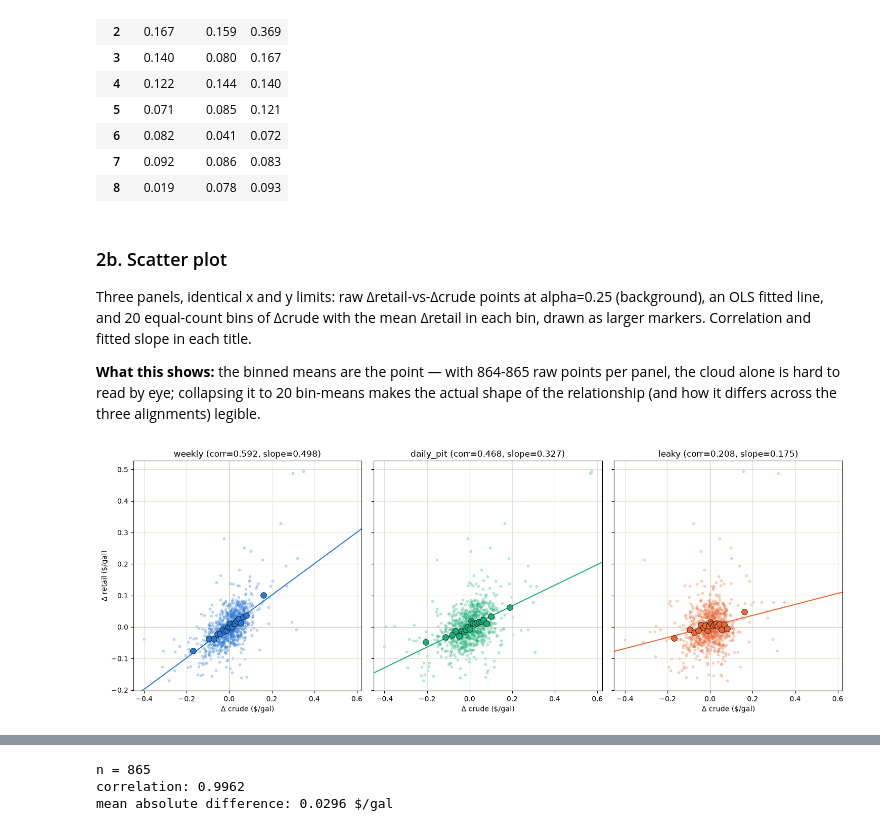
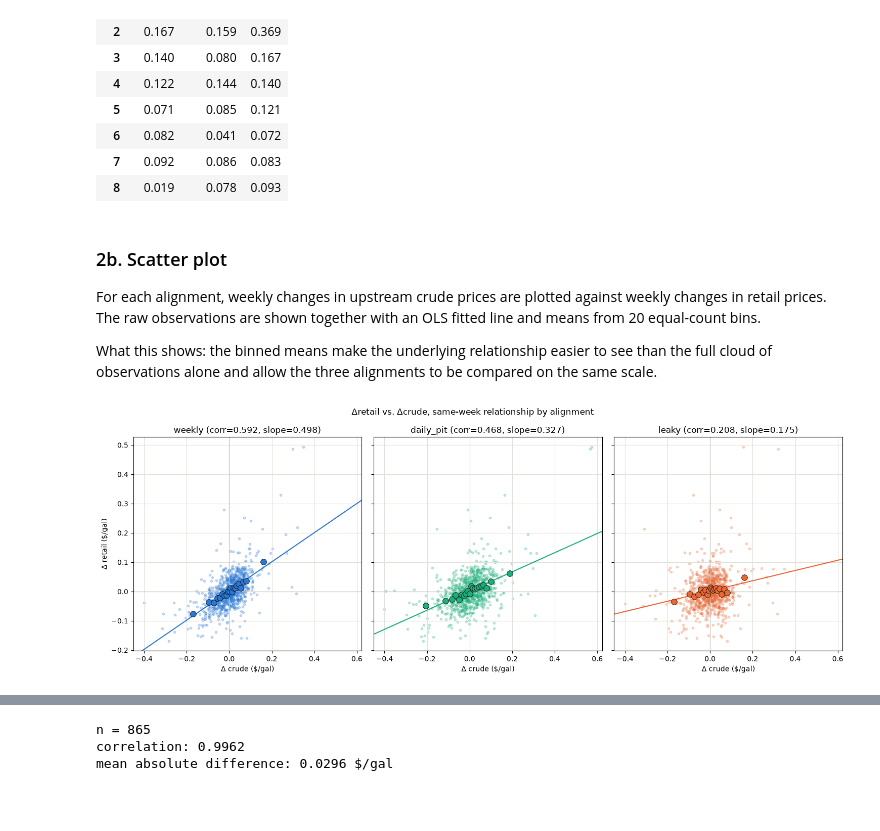
Before and after one commit to ElKuksi/gasoline-rockets-and-feathers, a Jupyter notebook: notebooks/03_point_in_time.ipynb, the cells around one changed output, grey strips where cells are left out. Saved outputs shown, nothing was run; the diff lists cells and outputs as text; code cells hidden in the pictures; blank space fills up the shorter version.

Commit message:
General cleanup and revisions across notebooks

```diff
--- a/notebooks/03_point_in_time.ipynb
+++ b/notebooks/03_point_in_time.ipynb
@@ -159,6 +171,7 @@ ax.set_ylim(top=lag_table.values.max() + 0.15)
 ax.grid(True, color="#e1e0d9")
 ax.axhline(0, color="#c3c2b7", linewidth=0.8)
 ax.legend(frameon=False)
+ax.set_title("Lag profile under three retail-crude alignments", loc="center")
 plt.tight_layout()
 plt.show()
 # %% [output]
@@ -179,9 +192,12 @@ lag_table.round(3)
 | 8 | 0.019 | 0.078 | 0.093 |
 # %% [markdown]
 ### 2b. Scatter plot
-Three panels, identical x and y limits: raw Δretail-vs-Δcrude points at alpha=0.25 (background), an OLS fitted line, and 20 equal-count bins of Δcrude with the mean Δretail in each bin, drawn as larger markers. Correlation and fitted slope in each title.
+For each alignment, weekly changes in upstream crude prices are plotted against weekly changes in
+retail prices. The raw observations are shown together with an OLS fitted line and means from 20
+equal-count bins.
 
-**What this shows:** the binned means are the point — with 864-865 raw points per panel, the cloud alone is hard to read by eye; collapsing it to 20 bin-means makes the actual shape of the relationship (and how it differs across the three alignments) legible.
+What this shows: the binned means make the underlying relationship easier to see than the full
+cloud of observations alone and allow the three alignments to be compared on the same scale.
 # %%
 N_BINS = 20
 
@@ -207,32 +223,33 @@ shared_ylim = (all_dy.min() - y_pad, all_dy.max() + y_pad)
 fig, axes = plt.subplots(1, 3, figsize=(15, 5.5), sharex=True, sharey=True)
 
 for ax, name in zip(axes, ALIGNMENTS):
     deltas = deltas_by_alignment[name]
     color = ALIGNMENT_COLORS[name]
 
     ax.scatter(deltas["dx"], deltas["dy"], s=10, alpha=0.25, color=color)
 
     model = sm.OLS(deltas["dy"], sm.add_constant(deltas["dx"])).fit()
     intercept, slope = model.params.iloc[0], model.params.iloc[1]
     line_x = np.array(shared_xlim)
     ax.plot(line_x, intercept + slope * line_x, color=color, linewidth=1.5)
 
     bins = pd.qcut(deltas["dx"], q=N_BINS, duplicates="drop")
     binned = deltas.groupby(bins, observed=True).mean()
     ax.scatter(binned["dx"], binned["dy"], s=70, color=color, edgecolor="#0b0b0b", linewidth=0.6, zorder=5)
 
     corr = deltas["dx"].corr(deltas["dy"])
     ax.set_title(f"{name} (corr={corr:.3f}, slope={slope:.3f})")
     ax.set_xlabel("Δ crude ($/gal)")
     ax.grid(True, color="#e1e0d9")
     ax.axhline(0, color="#c3c2b7", linewidth=0.8)
     ax.axvline(0, color="#c3c2b7", linewidth=0.8)
 
 axes[0].set_ylabel("Δ retail ($/gal)")
 axes[0].set_xlim(shared_xlim)
 axes[0].set_ylim(shared_ylim)
+fig.suptitle("Δretail vs. Δcrude, same-week relationship by alignment", fontsize=12)
 plt.tight_layout()
 plt.show()
 # %% [output]
-[figure, old version]
+[figure, new version]
 # %% [markdown]
```
Also changed, not shown: parts of 15 cells of this notebook, 10 other files.
